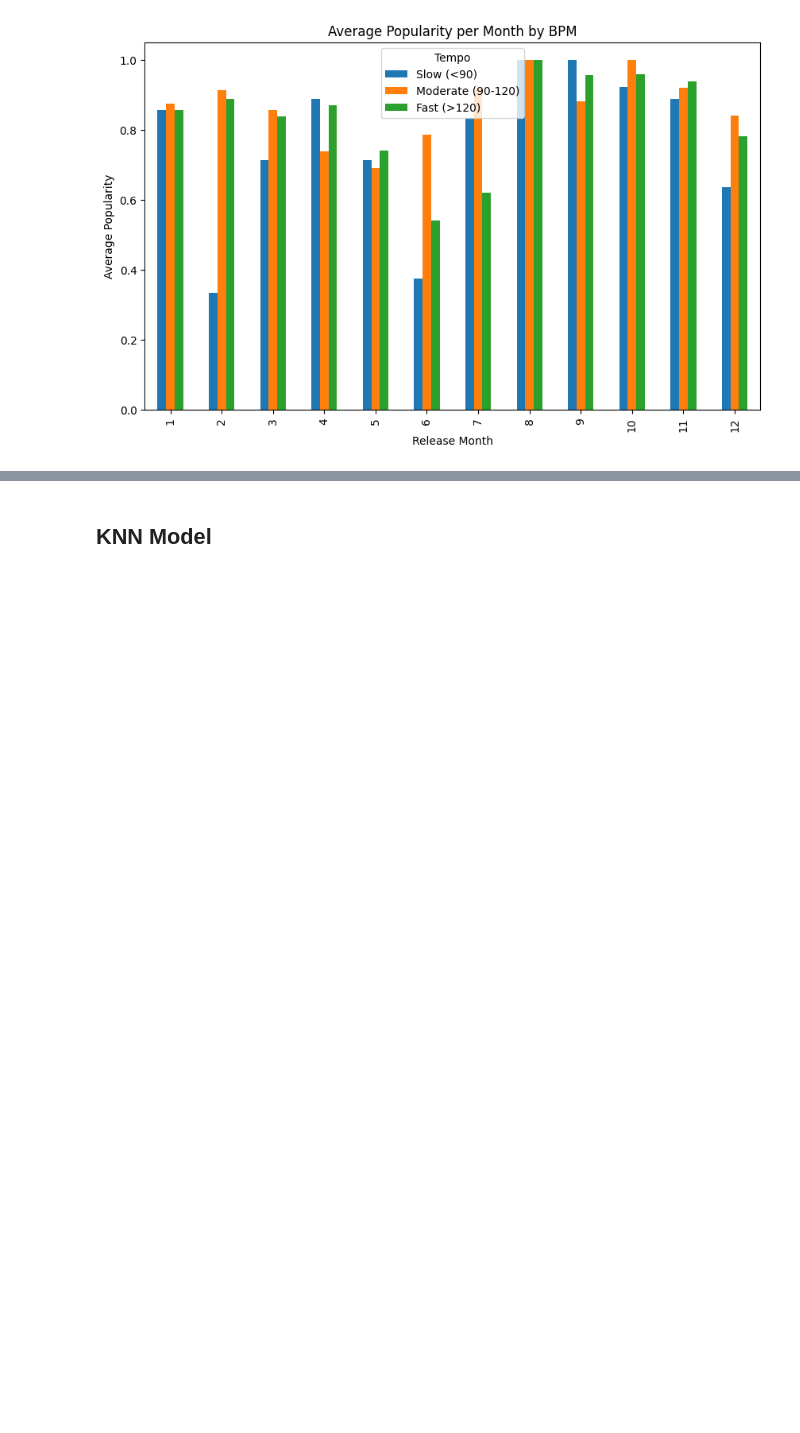
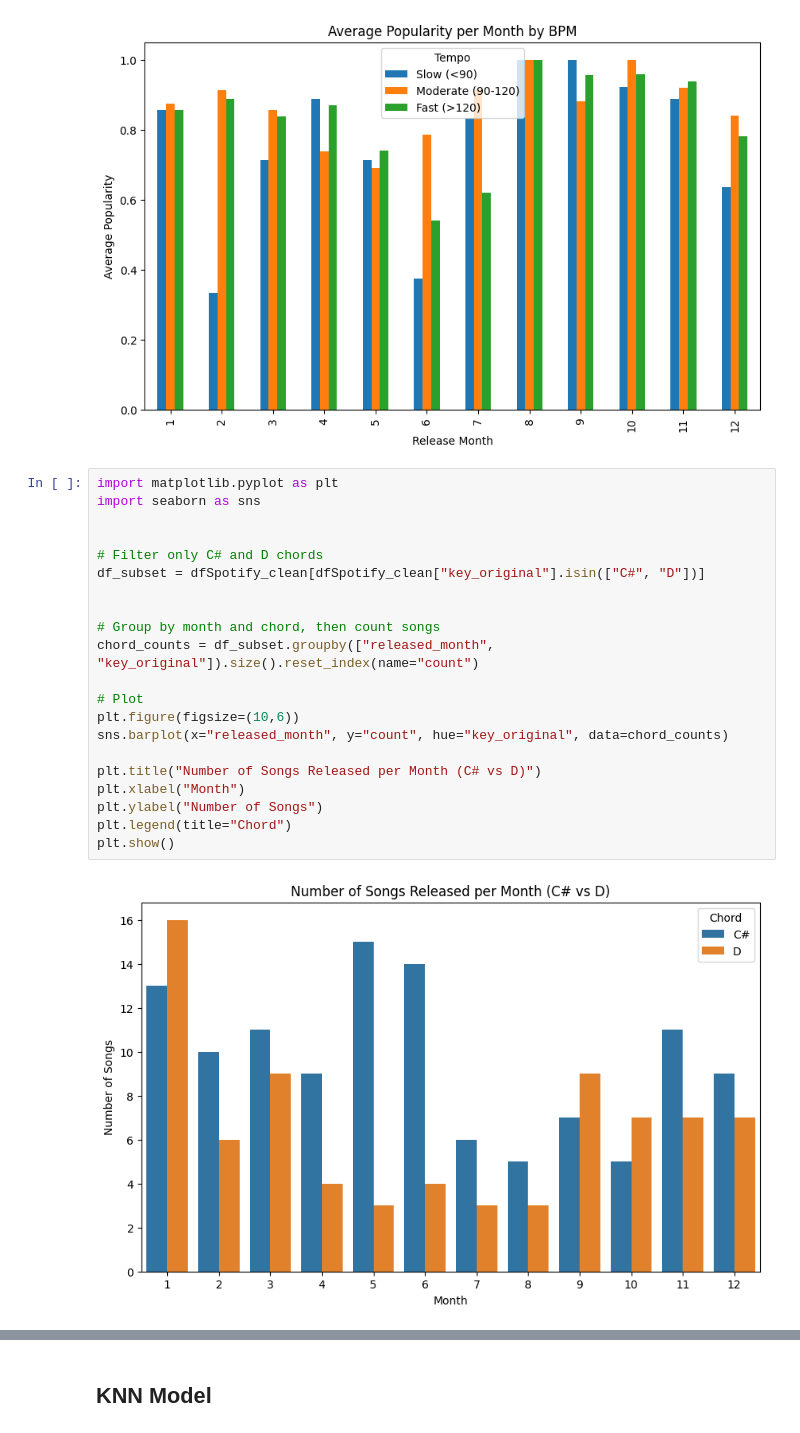
Before and after one commit to jumin7/Song-Popularity-Analysis, a Jupyter notebook: ProjectGarciaShrestha.ipynb, the cells around one changed output, grey strips where cells are left out. Drawn from its saved outputs; the diff is of its cells as text; blank space fills up the shorter version.

```diff
--- a/ProjectGarciaShrestha.ipynb
+++ b/ProjectGarciaShrestha.ipynb
@@ -652,3 +706,26 @@ plt.show()
 # %% [output]
 [figure]
 [figure]
+# %%
+import matplotlib.pyplot as plt
+import seaborn as sns
+
+
+# Filter only C# and D chords
+df_subset = dfSpotify_clean[dfSpotify_clean["key_original"].isin(["C#", "D"])]
+
+
+# Group by month and chord, then count songs
+chord_counts = df_subset.groupby(["released_month", "key_original"]).size().reset_index(name="count")
+
+# Plot
+plt.figure(figsize=(10,6))
+sns.barplot(x="released_month", y="count", hue="key_original", data=chord_counts)
+
+plt.title("Number of Songs Released per Month (C# vs D)")
+plt.xlabel("Month")
+plt.ylabel("Number of Songs")
+plt.legend(title="Chord")
+plt.show()
+# %% [output]
+[figure, added]
```
Also changed, not shown: parts of 3 cells of this notebook.
